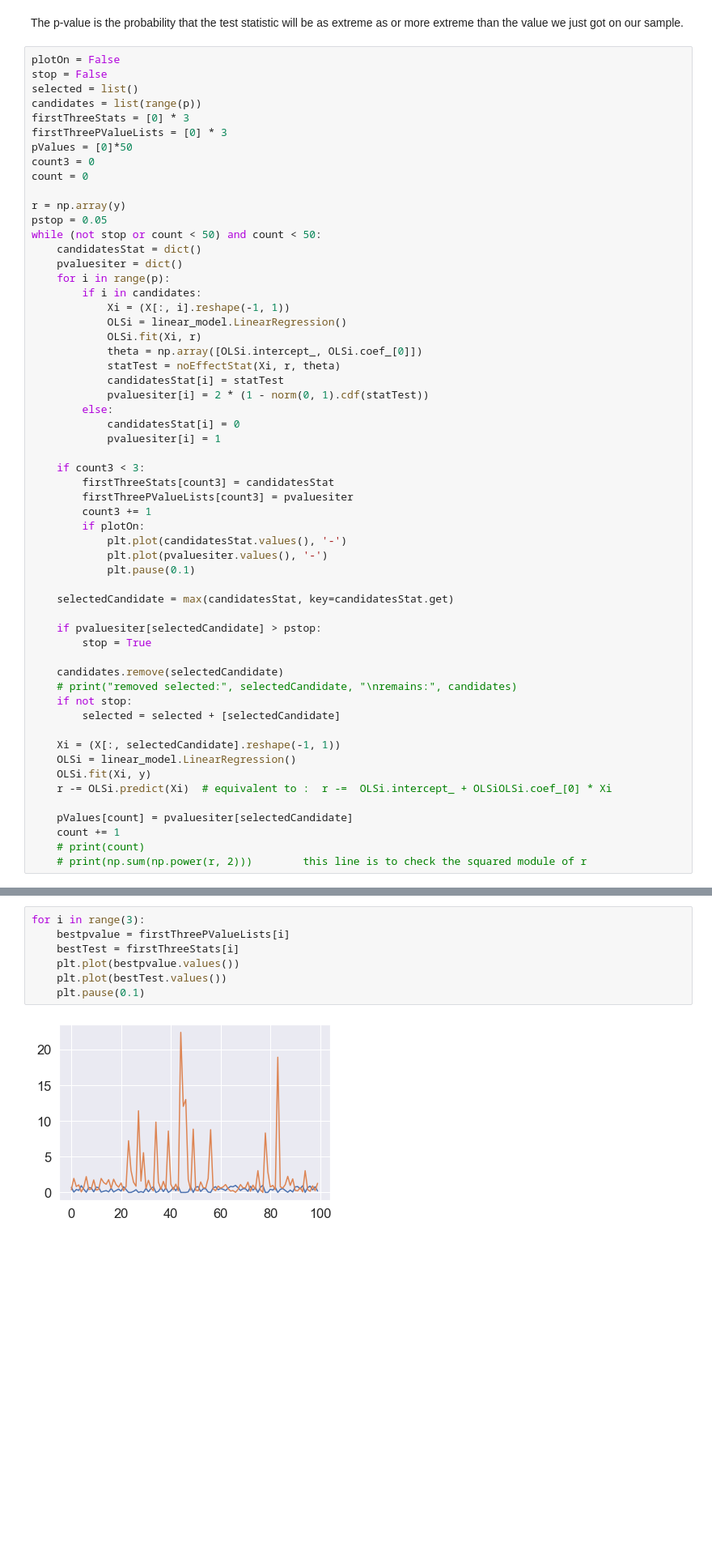
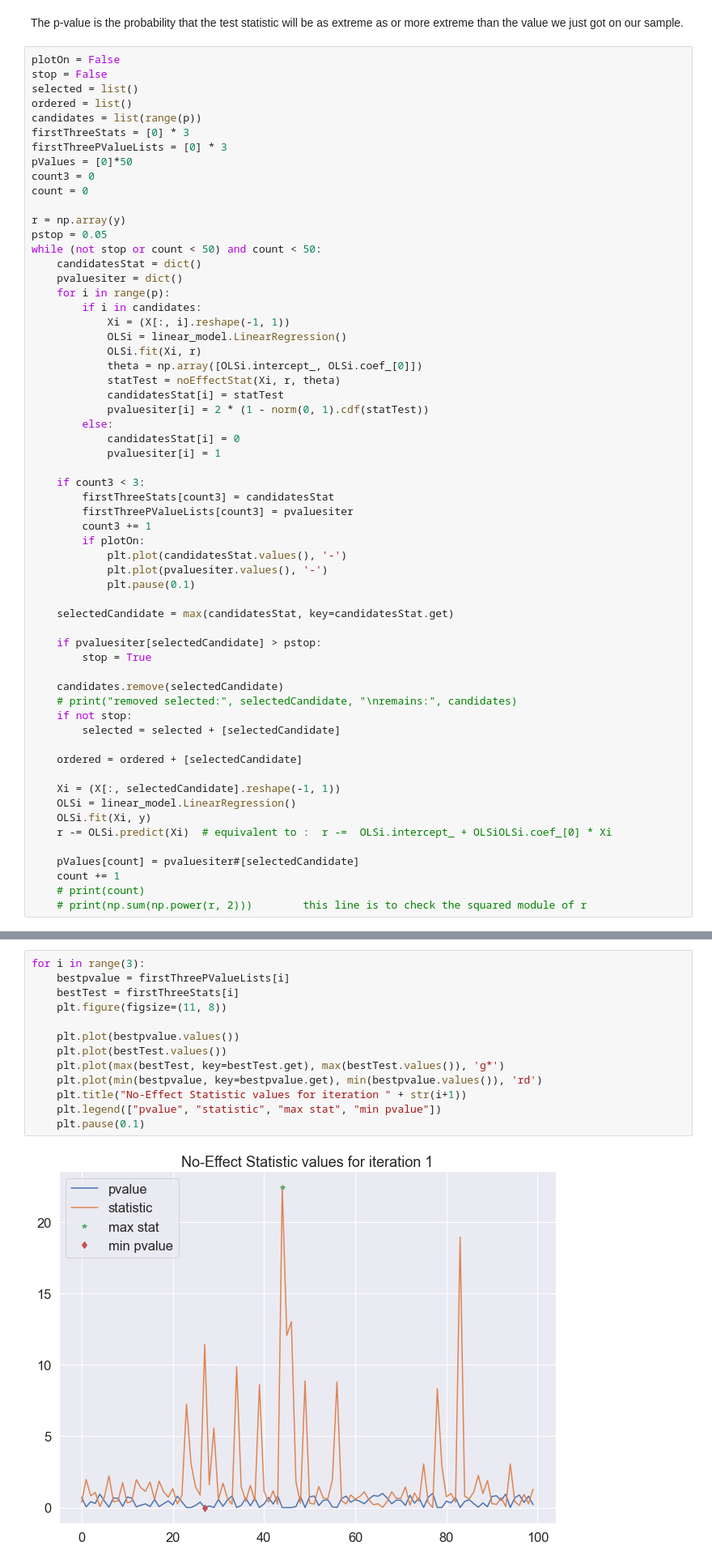
Before and after one commit to Bourhano/TelecomParis, a Jupyter notebook: StatisticsOLS/sd-tsia204_lab2_dernayka_bourhan.ipynb, the cells around one changed output, grey strips where cells are left out. Shown at 81% size. Saved outputs shown, nothing was run; the diff lists cells and outputs as text; blank space fills up the shorter version.

Commit message:
add explained graphs

```diff
--- a/StatisticsOLS/sd-tsia204_lab2_dernayka_bourhan.ipynb
+++ b/StatisticsOLS/sd-tsia204_lab2_dernayka_bourhan.ipynb
@@ -533,6 +533,7 @@ The p-value is the probability that the test statistic will be as extreme as or
 plotOn = False
 stop = False
 selected = list()
+ordered = list()
 candidates = list(range(p))
 firstThreeStats = [0] * 3
 firstThreePValueLists = [0] * 3
@@ -577,12 +578,14 @@ while (not stop or count < 50) and count < 50:
     if not stop:
         selected = selected + [selectedCandidate]
 
+    ordered = ordered + [selectedCandidate]
+
     Xi = (X[:, selectedCandidate].reshape(-1, 1))
     OLSi = linear_model.LinearRegression()
     OLSi.fit(Xi, y)
     r -= OLSi.predict(Xi)  # equivalent to :  r -=  OLSi.intercept_ + OLSiOLSi.coef_[0] * Xi
 
-    pValues[count] = pvaluesiter[selectedCandidate]
+    pValues[count] = pvaluesiter#[selectedCandidate]
     count += 1
     # print(count)
     # print(np.sum(np.power(r, 2)))        this line is to check the squared module of r
@@ -594,9 +599,15 @@ selected, pValues[49]
 # %%
 for i in range(3):
     bestpvalue = firstThreePValueLists[i]
     bestTest = firstThreeStats[i]
+    plt.figure(figsize=(11, 8))
+
     plt.plot(bestpvalue.values())
     plt.plot(bestTest.values())
+    plt.plot(max(bestTest, key=bestTest.get), max(bestTest.values()), 'g*')
+    plt.plot(min(bestpvalue, key=bestpvalue.get), min(bestpvalue.values()), 'rd')
+    plt.title("No-Effect Statistic values for iteration " + str(i+1))
+    plt.legend(["pvalue", "statistic", "max stat", "min pvalue"])
     plt.pause(0.1)
 # %% [output]
-[figure, old version]
+[figure, new version]
```
Also changed, not shown: parts of 7 cells of this notebook.
